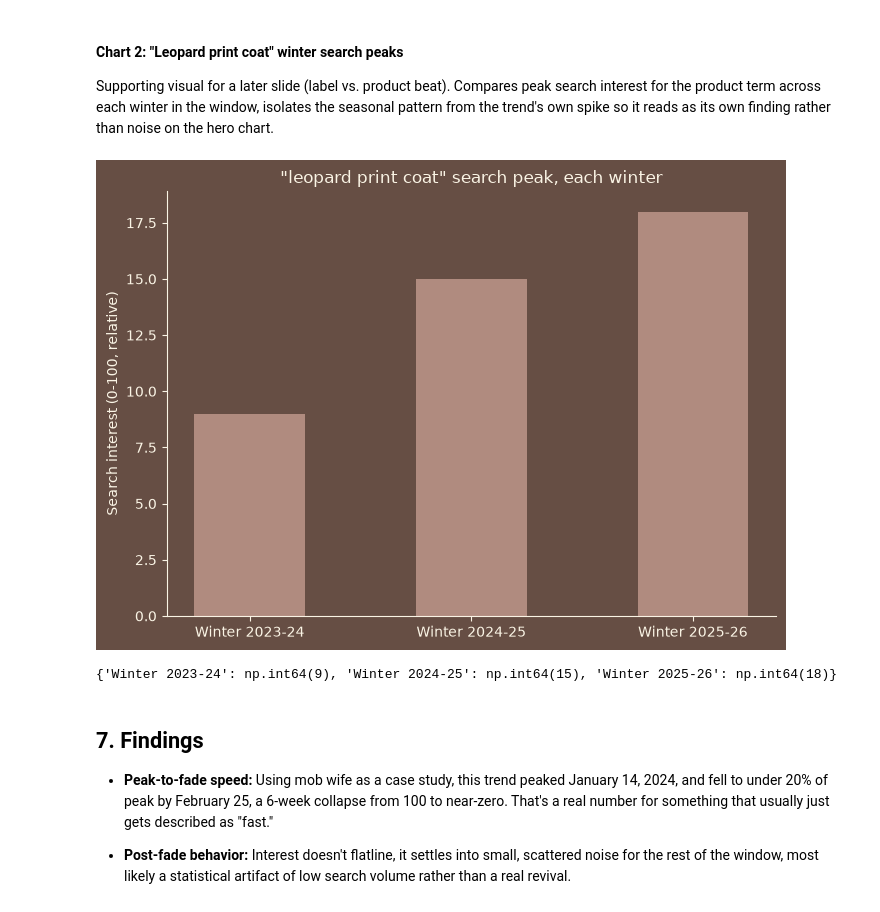
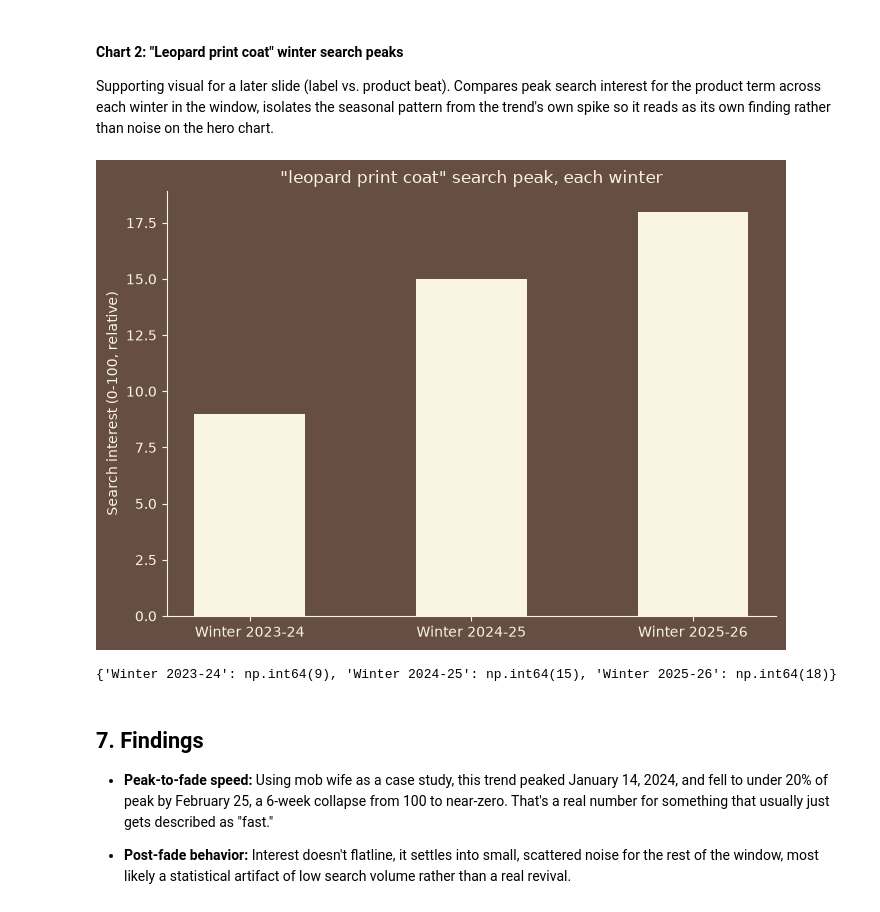
Before and after one commit to juvinciariadi/data-worn-thin.-, a Jupyter notebook: notebooks/issue-03/the_downfall_of_mob_wife.ipynb, the cells around one changed output. Cells and saved outputs as stored; diff of their text form; code cells hidden in the pictures.

```diff
--- a/notebooks/issue-03/the_downfall_of_mob_wife.ipynb
+++ b/notebooks/issue-03/the_downfall_of_mob_wife.ipynb
@@ -272,25 +272,25 @@ trend's own spike so it reads as its own finding rather than noise on the hero c
 # %%
 fig, ax = plt.subplots(figsize=(7, 5))
 fig.patch.set_facecolor(COCOA)
 ax.set_facecolor(COCOA)
 
-ax.bar(winter_peaks.keys(), winter_peaks.values(), color=DUSTY, width=0.5)
+ax.bar(winter_peaks.keys(), winter_peaks.values(), color=CREAM, width=0.5)
 
 ax.set_title(f'"{TERM_PRODUCT}" search peak, each winter', color=CREAM)
 ax.set_ylabel("Search interest (0-100, relative)", color=CREAM)
 ax.tick_params(colors=CREAM)
 
 ax.spines[["top", "right"]].set_visible(False)
 ax.spines["left"].set_color(CREAM)
 ax.spines["bottom"].set_color(CREAM)
 
 plt.tight_layout()
 plt.savefig(CHART_OUT / "leopard_coat_winters.png", dpi=300, facecolor=COCOA)
 plt.show()
 
 print(winter_peaks)
 # %% [output]
-[figure, old version]
+[figure, new version]
 {'Winter 2023-24': np.int64(9), 'Winter 2024-25': np.int64(15), 'Winter 2025-26': np.int64(18)}
 # %% [markdown]
 ## 7. Findings
```
Also changed, not shown: 2 other files.
